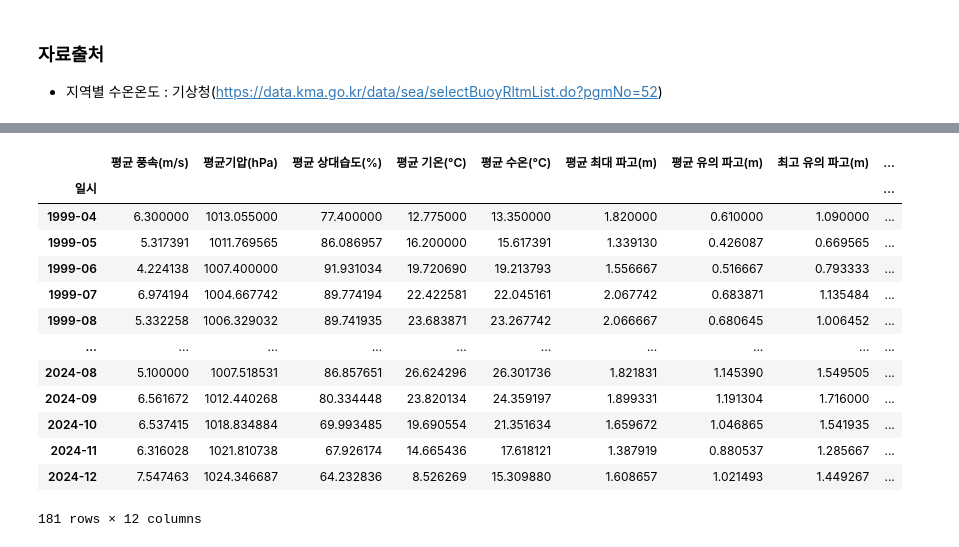
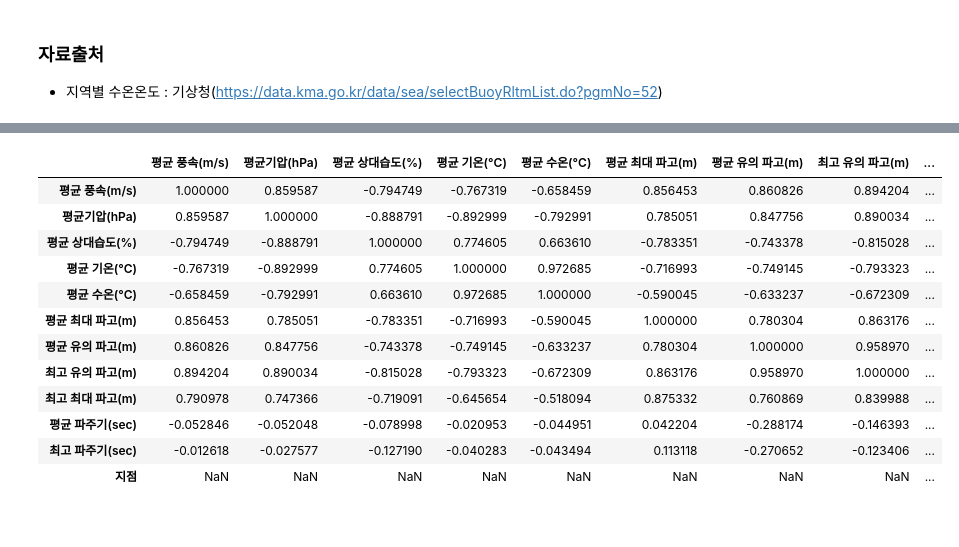
Before and after one commit to dlwogus552/big_data_project, a Jupyter notebook: python/temperature_data.ipynb, the cells around one changed output, grey strips where cells are left out. Cells and saved outputs as stored; diff of their text form; code cells hidden in the pictures.

Commit message:
corr

```diff
--- a/python/temperature_data.ipynb
+++ b/python/temperature_data.ipynb
@@ -13,18 +26,0 @@ df1.to_csv('./data/temperature/신안_월별.csv')
-# %%
-geomun_df=pd.read_csv('./data/temperature/거문도_월별.csv',index_col='일시')
-geomun_df
-# %% [output]
-|  | 평균 풍속(m/s) | 평균기압(hPa) | 평균 상대습도(%) | 평균 기온(°C) | 평균 수온(°C) | 평균 최대 파고(m) | 평균 유의 파고(m) | 최고 유의 파고(m) | ... |
-| 일시 |  |  |  |  |  |  |  |  | ... |
-| 1999-04 | 6.300000 | 1013.055000 | 77.400000 | 12.775000 | 13.350000 | 1.820000 | 0.610000 | 1.090000 | ... |
-| 1999-05 | 5.317391 | 1011.769565 | 86.086957 | 16.200000 | 15.617391 | 1.339130 | 0.426087 | 0.669565 | ... |
-| 1999-06 | 4.224138 | 1007.400000 | 91.931034 | 19.720690 | 19.213793 | 1.556667 | 0.516667 | 0.793333 | ... |
-| 1999-07 | 6.974194 | 1004.667742 | 89.774194 | 22.422581 | 22.045161 | 2.067742 | 0.683871 | 1.135484 | ... |
-| 1999-08 | 5.332258 | 1006.329032 | 89.741935 | 23.683871 | 23.267742 | 2.066667 | 0.680645 | 1.006452 | ... |
-| ... | ... | ... | ... | ... | ... | ... | ... | ... | ... |
-| 2024-08 | 5.100000 | 1007.518531 | 86.857651 | 26.624296 | 26.301736 | 1.821831 | 1.145390 | 1.549505 | ... |
-| 2024-09 | 6.561672 | 1012.440268 | 80.334448 | 23.820134 | 24.359197 | 1.899331 | 1.191304 | 1.716000 | ... |
-| 2024-10 | 6.537415 | 1018.834884 | 69.993485 | 19.690554 | 21.351634 | 1.659672 | 1.046865 | 1.541935 | ... |
-| 2024-11 | 6.316028 | 1021.810738 | 67.926174 | 14.665436 | 17.618121 | 1.387919 | 0.880537 | 1.285667 | ... |
-| 2024-12 | 7.547463 | 1024.346687 | 64.232836 | 8.526269 | 15.309880 | 1.608657 | 1.021493 | 1.449267 | ... |
-181 rows × 12 columns
@@ -31,10 +32,26 @@ geomun_df
 # %%
 geoje_df=pd.read_csv('./data/temperature/거제도 통합.csv',encoding='cp949',index_col='일시')
-df1=geoje_df.iloc[:,1:].groupby('일시').mean()
-df1['지점']=22104
-df1.to_csv('./data/temperature/거제도_월별.csv')
+df3=geoje_df.iloc[:,1:].groupby('일시').mean()
+df3['지점']=22104
+df3.to_csv('./data/temperature/month/거제도_월별.csv')
 # %%
 ulsan_df=pd.read_csv('./data/temperature/울산 통합.csv',encoding='cp949')
-df1=ulsan_df.iloc[:,1:].groupby('일시').mean()
-df1['지점']=22189
-df1.to_csv('./data/temperature/울산_월별.csv')
+df4=ulsan_df.iloc[:,1:].groupby('일시').mean()
+df4['지점']=22189
+df4.to_csv('./data/temperature/month/울산_월별.csv')
+# %%
+df1.corr()
+# %% [output]
+|  | 평균 풍속(m/s) | 평균기압(hPa) | 평균 상대습도(%) | 평균 기온(°C) | 평균 수온(°C) | 평균 최대 파고(m) | 평균 유의 파고(m) | 최고 유의 파고(m) | ... |
+| 평균 풍속(m/s) | 1.000000 | 0.859587 | -0.794749 | -0.767319 | -0.658459 | 0.856453 | 0.860826 | 0.894204 | ... |
+| 평균기압(hPa) | 0.859587 | 1.000000 | -0.888791 | -0.892999 | -0.792991 | 0.785051 | 0.847756 | 0.890034 | ... |
+| 평균 상대습도(%) | -0.794749 | -0.888791 | 1.000000 | 0.774605 | 0.663610 | -0.783351 | -0.743378 | -0.815028 | ... |
+| 평균 기온(°C) | -0.767319 | -0.892999 | 0.774605 | 1.000000 | 0.972685 | -0.716993 | -0.749145 | -0.793323 | ... |
+| 평균 수온(°C) | -0.658459 | -0.792991 | 0.663610 | 0.972685 | 1.000000 | -0.590045 | -0.633237 | -0.672309 | ... |
+| 평균 최대 파고(m) | 0.856453 | 0.785051 | -0.783351 | -0.716993 | -0.590045 | 1.000000 | 0.780304 | 0.863176 | ... |
+| 평균 유의 파고(m) | 0.860826 | 0.847756 | -0.743378 | -0.749145 | -0.633237 | 0.780304 | 1.000000 | 0.958970 | ... |
+| 최고 유의 파고(m) | 0.894204 | 0.890034 | -0.815028 | -0.793323 | -0.672309 | 0.863176 | 0.958970 | 1.000000 | ... |
+| 최고 최대 파고(m) | 0.790978 | 0.747366 | -0.719091 | -0.645654 | -0.518094 | 0.875332 | 0.760869 | 0.839988 | ... |
+| 평균 파주기(sec) | -0.052846 | -0.052048 | -0.078998 | -0.020953 | -0.044951 | 0.042204 | -0.288174 | -0.146393 | ... |
+| 최고 파주기(sec) | -0.012618 | -0.027577 | -0.127190 | -0.040283 | -0.043494 | 0.113118 | -0.270652 | -0.123406 | ... |
+| 지점 | NaN | NaN | NaN | NaN | NaN | NaN | NaN | NaN | ... |
```
Also changed, not shown: parts of 5 cells of this notebook, 12 other files.
